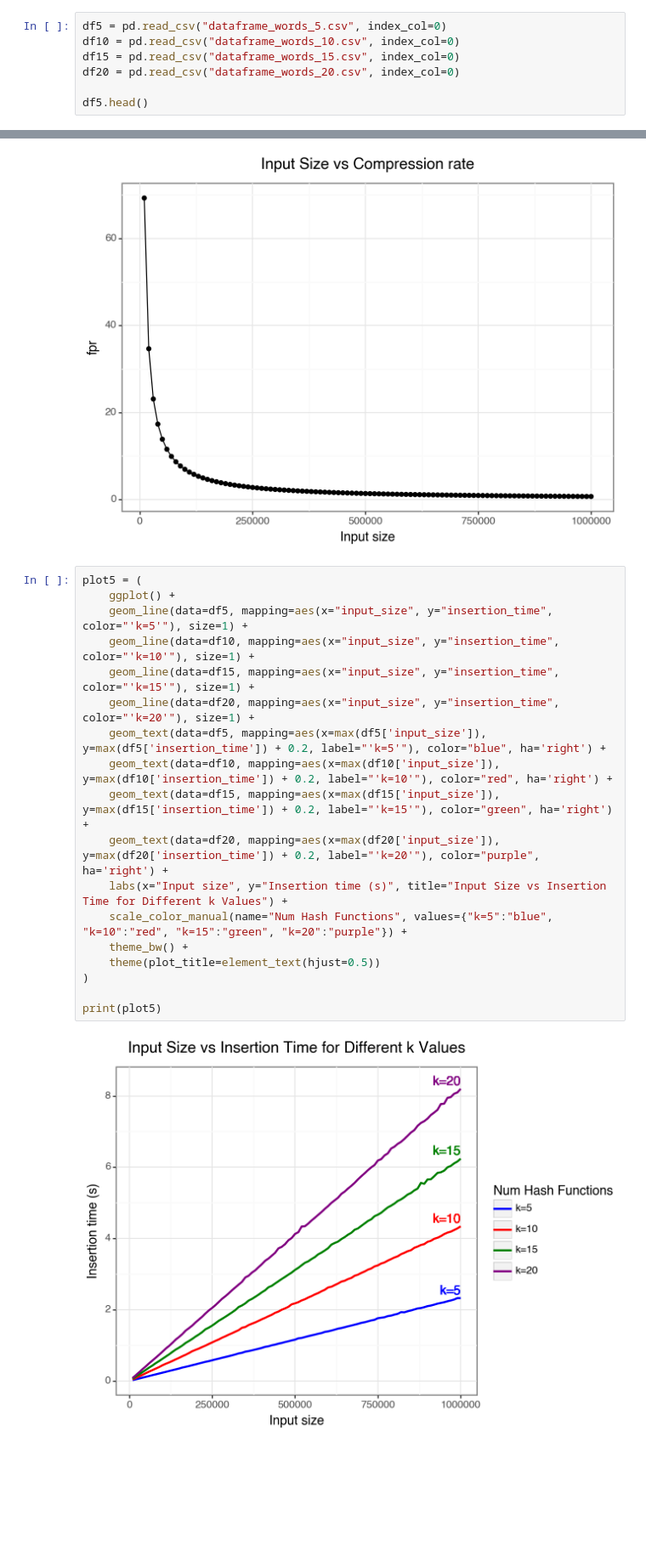
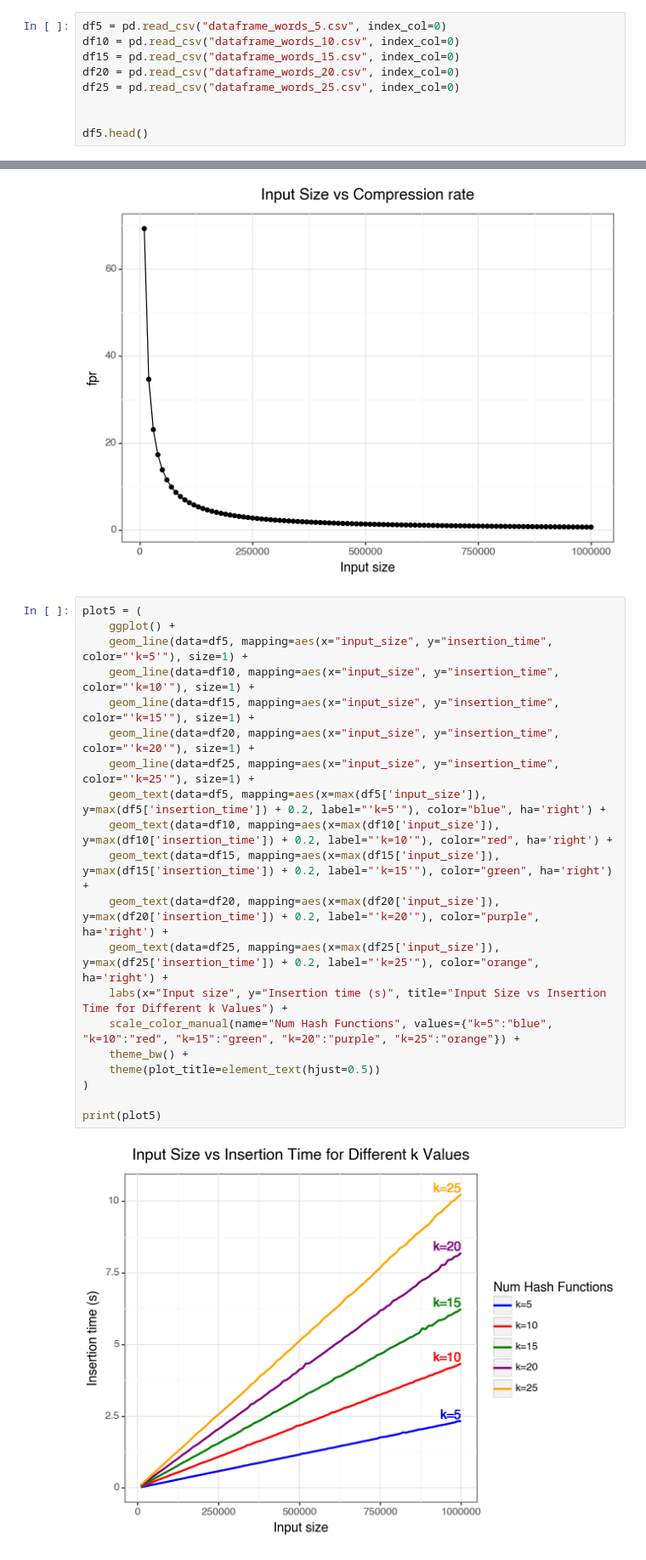
Before and after one commit to Clare-Joyce/CDS_Project, a Jupyter notebook: report.ipynb, the cells around one changed output, grey strips where cells are left out. Shown: that part at 85% size. Drawn from its saved outputs; the diff is of its cells as text; blank space fills up the shorter version.

```diff
--- a/report.ipynb
+++ b/report.ipynb
@@ -11,6 +28,8 @@ df5 = pd.read_csv("dataframe_words_5.csv", index_col=0)
 df10 = pd.read_csv("dataframe_words_10.csv", index_col=0)
 df15 = pd.read_csv("dataframe_words_15.csv", index_col=0)
 df20 = pd.read_csv("dataframe_words_20.csv", index_col=0)
+df25 = pd.read_csv("dataframe_words_25.csv", index_col=0)
+
 
 df5.head()
 # %% [output]
@@ -77,21 +96,23 @@ print(plot4)
 # %%
 plot5 = (
     ggplot() +
     geom_line(data=df5, mapping=aes(x="input_size", y="insertion_time", color="'k=5'"), size=1) +
     geom_line(data=df10, mapping=aes(x="input_size", y="insertion_time", color="'k=10'"), size=1) +
     geom_line(data=df15, mapping=aes(x="input_size", y="insertion_time", color="'k=15'"), size=1) +
     geom_line(data=df20, mapping=aes(x="input_size", y="insertion_time", color="'k=20'"), size=1) +
+    geom_line(data=df25, mapping=aes(x="input_size", y="insertion_time", color="'k=25'"), size=1) +
     geom_text(data=df5, mapping=aes(x=max(df5['input_size']), y=max(df5['insertion_time']) + 0.2, label="'k=5'"), color="blue", ha='right') +
     geom_text(data=df10, mapping=aes(x=max(df10['input_size']), y=max(df10['insertion_time']) + 0.2, label="'k=10'"), color="red", ha='right') +
     geom_text(data=df15, mapping=aes(x=max(df15['input_size']), y=max(df15['insertion_time']) + 0.2, label="'k=15'"), color="green", ha='right') +
     geom_text(data=df20, mapping=aes(x=max(df20['input_size']), y=max(df20['insertion_time']) + 0.2, label="'k=20'"), color="purple", ha='right') +
+    geom_text(data=df25, mapping=aes(x=max(df25['input_size']), y=max(df25['insertion_time']) + 0.2, label="'k=25'"), color="orange", ha='right') +
     labs(x="Input size", y="Insertion time (s)", title="Input Size vs Insertion Time for Different k Values") +
-    scale_color_manual(name="Num Hash Functions", values={"k=5":"blue", "k=10":"red", "k=15":"green", "k=20":"purple"}) +
+    scale_color_manual(name="Num Hash Functions", values={"k=5":"blue", "k=10":"red", "k=15":"green", "k=20":"purple", "k=25":"orange"}) +
     theme_bw() +
     theme(plot_title=element_text(hjust=0.5))
 )
 
 print(plot5)
 # %% [output]
-[figure, old version]
+[figure, new version]
 # %%
```
Also changed, not shown: parts of 5 cells of this notebook.
